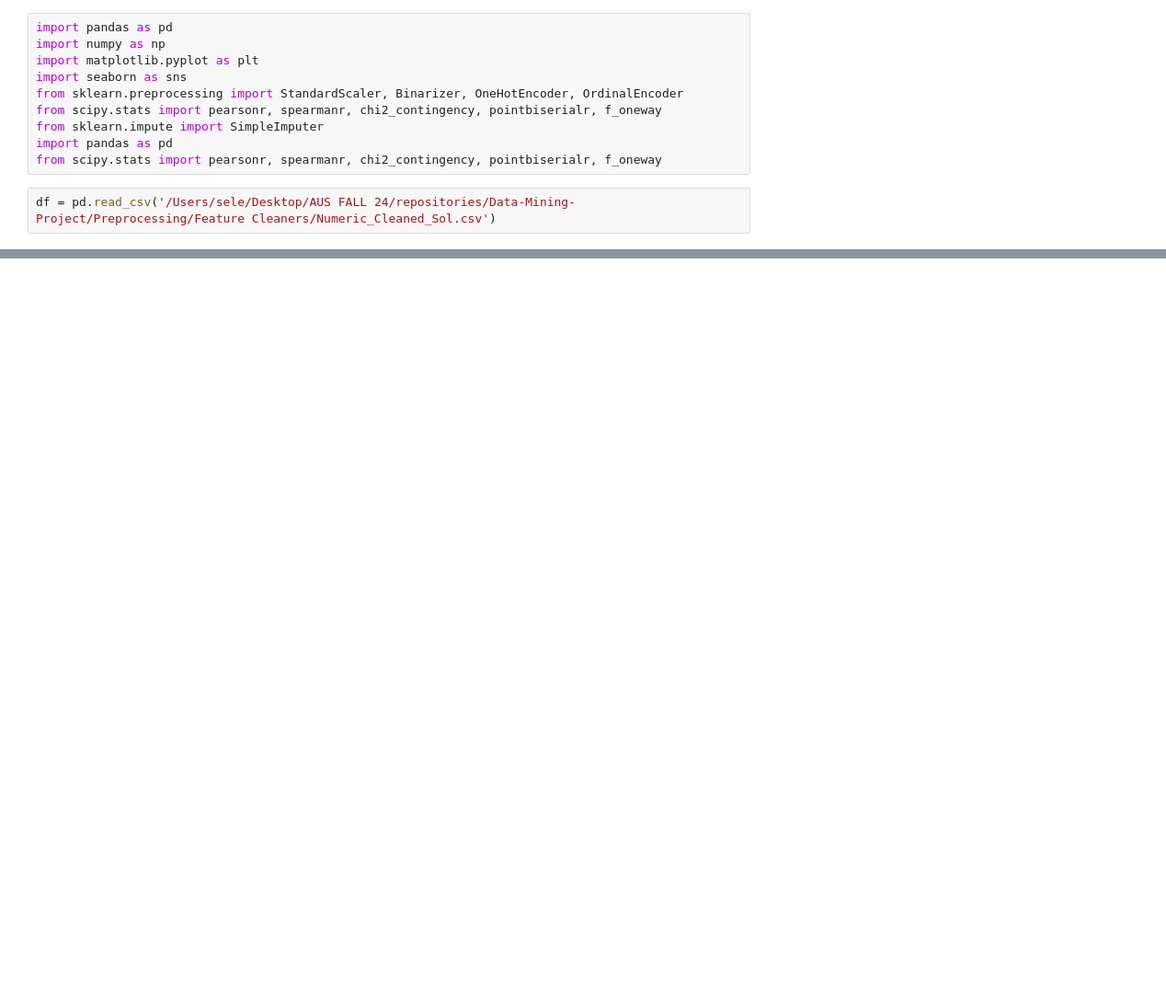
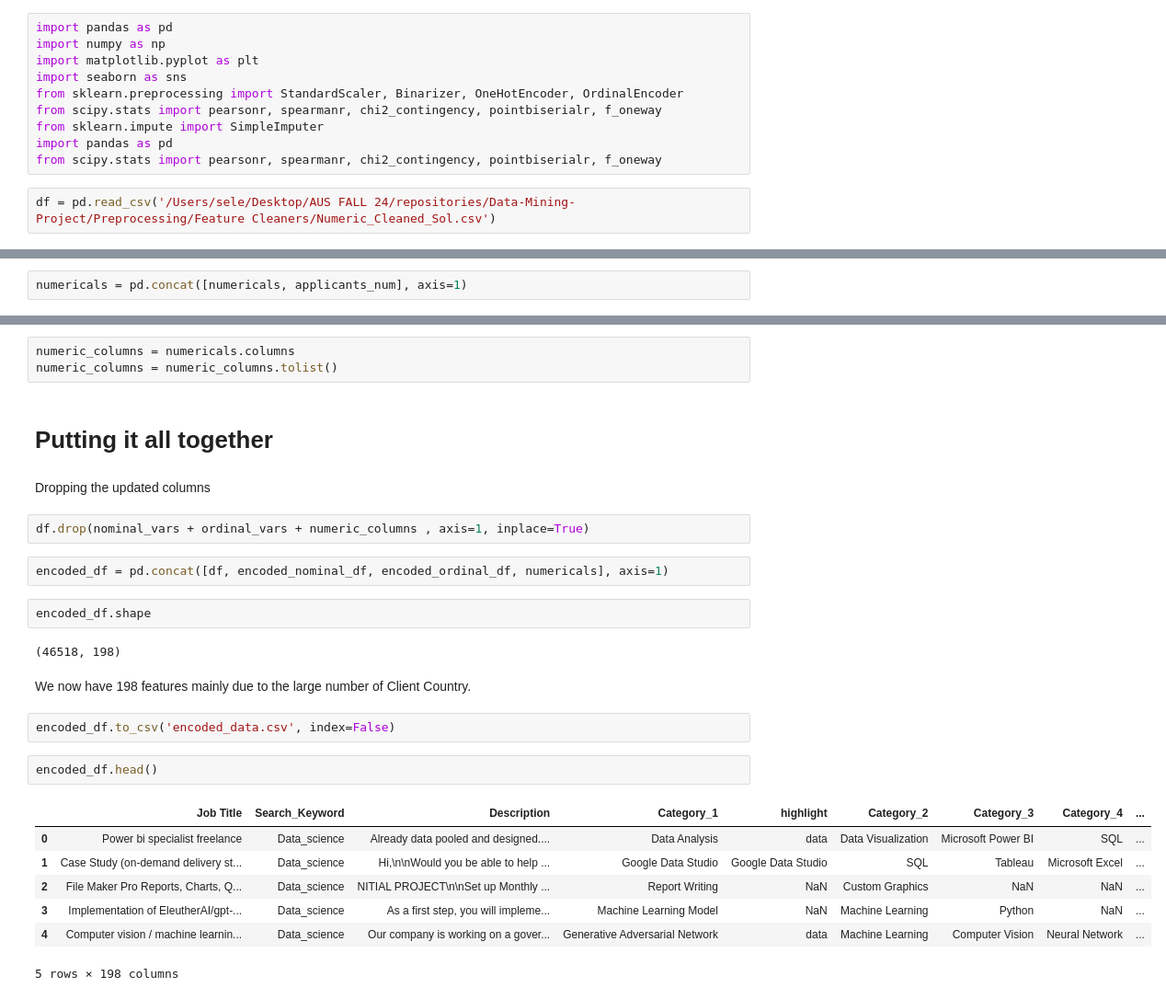
Before and after one commit to b00072756/Data-Mining-Project, a Jupyter notebook: Preprocessing/feature_encoding.ipynb, the cells around one changed output, grey strips where cells are left out. Shown: that part at 92% size. Drawn from its saved outputs; the diff is of its cells as text; blank space fills up the shorter version.

```diff
--- a/Preprocessing/feature_encoding.ipynb
+++ b/Preprocessing/feature_encoding.ipynb
@@ -22,0 +172,2 @@ df.head()
+# %%
+numericals = pd.concat([numericals, applicants_num], axis=1)
@@ -22,0 +183,29 @@ df.head()
+# %%
+numeric_columns = numericals.columns
+numeric_columns = numeric_columns.tolist()
+# %% [markdown]
+# Putting it all together
+# %% [markdown]
+Dropping the updated columns
+# %%
+df.drop(nominal_vars + ordinal_vars + numeric_columns , axis=1, inplace=True)
+# %%
+encoded_df = pd.concat([df, encoded_nominal_df, encoded_ordinal_df, numericals], axis=1)
+# %%
+encoded_df.shape
+# %% [output]
+(46518, 198)
+# %% [markdown]
+We now have 198 features mainly due to the large number of Client Country.
+# %%
+encoded_df.to_csv('encoded_data.csv', index=False)
+# %%
+encoded_df.head()
+# %% [output]
+|  | Job Title | Search_Keyword | Description | Category_1 | highlight | Category_2 | Category_3 | Category_4 | ... |
+| 0 | Power bi specialist freelance | Data_science | Already data pooled and designed.... | Data Analysis | data | Data Visualization | Microsoft Power BI | SQL | ... |
+| 1 | Case Study (on-demand delivery st... | Data_science | Hi,\n\nWould you be able to help ... | Google Data Studio | Google Data Studio | SQL | Tableau | Microsoft Excel | ... |
+| 2 | File Maker Pro Reports, Charts, Q... | Data_science | NITIAL PROJECT\n\nSet up Monthly ... | Report Writing | NaN | Custom Graphics | NaN | NaN | ... |
+| 3 | Implementation of EleutherAI/gpt-... | Data_science | As a first step, you will impleme... | Machine Learning Model | NaN | Machine Learning | Python | NaN | ... |
+| 4 | Computer vision / machine learnin... | Data_science | Our company is working on a gover... | Generative Adversarial Network | data | Machine Learning | Computer Vision | Neural Network | ... |
+5 rows × 198 columns
```
Also changed, not shown: parts of 25 cells of this notebook, 2 other files.
